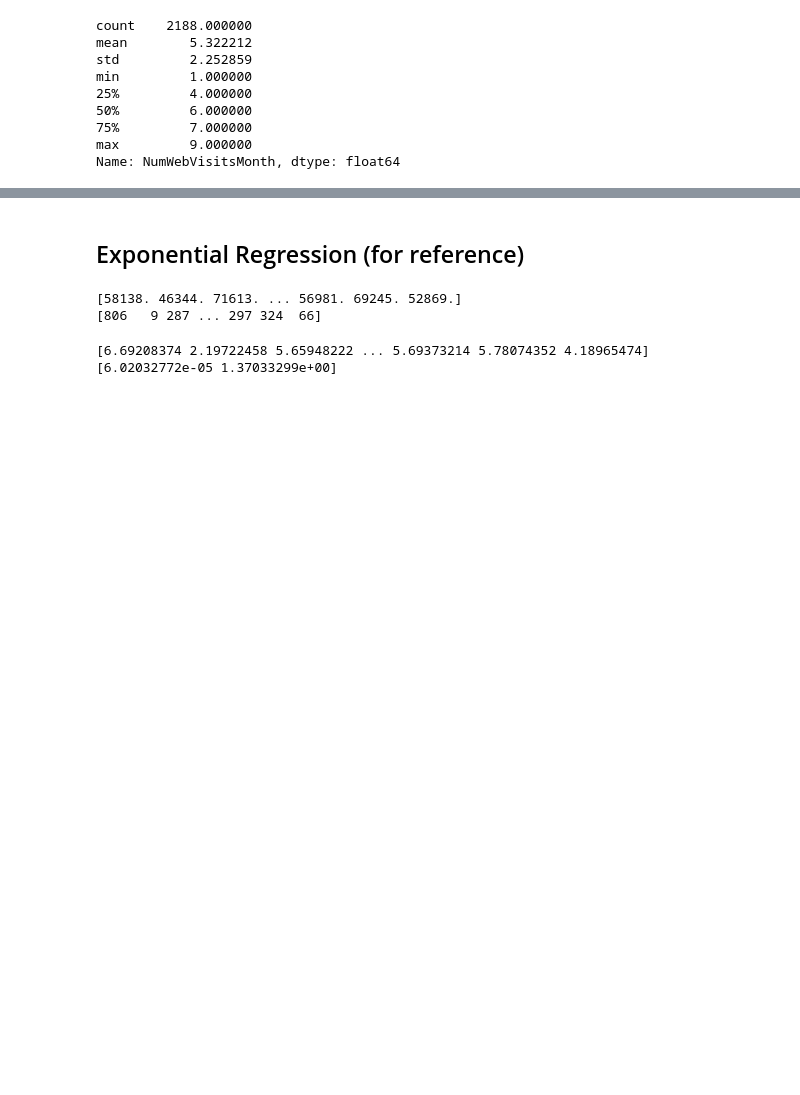
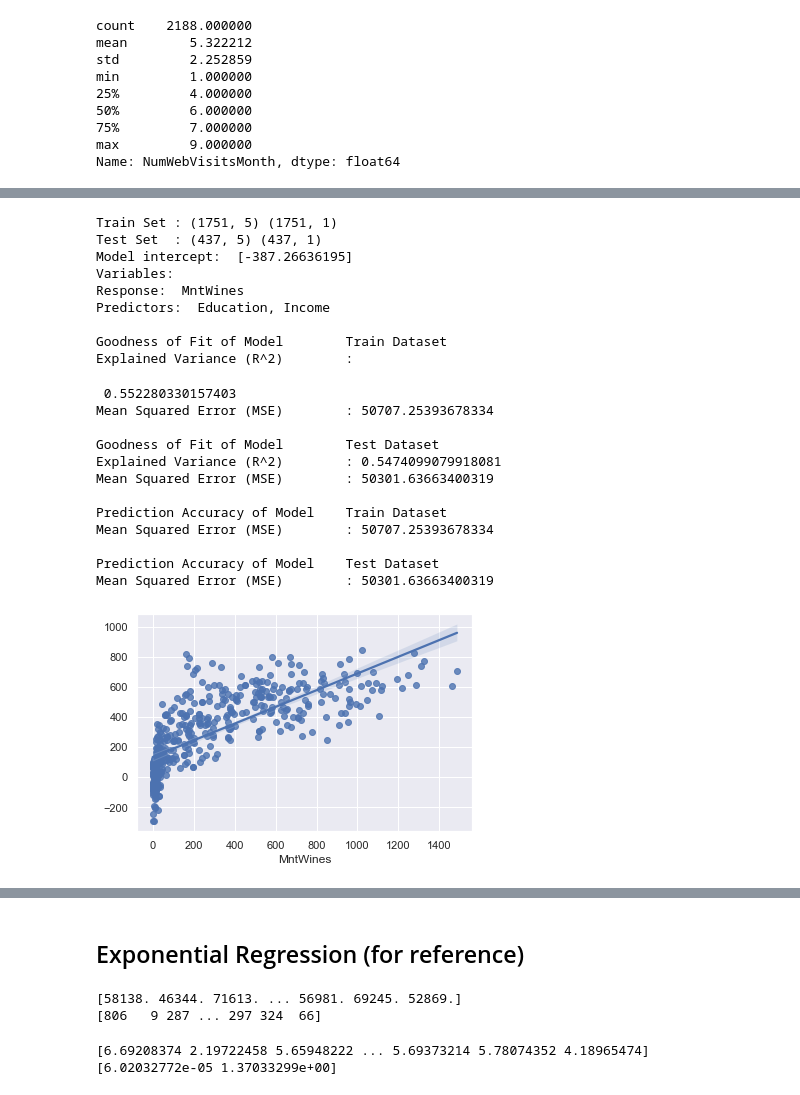
Before and after one commit to BoonHianLim/SC1015-Customer-Personality-Analysis, a Jupyter notebook: Data-Linear-Regression.ipynb, the cells around one changed output, grey strips where cells are left out. Drawn from its saved outputs; the diff is of its cells as text; code cells hidden in the pictures; blank space fills up the shorter version.

```diff
--- a/Data-Linear-Regression.ipynb
+++ b/Data-Linear-Regression.ipynb
@@ -1566,0 +1624,26 @@ ValueError: Input contains NaN, infinity or a value too large for dtype('float64
+# %%
+kfold_linreg(train_data[response_var[2]], test_data[response_var[2]],
+             train_data[predictors[0]], test_data[predictors[0]])
+# %% [output]
+Train Set : (1751, 5) (1751, 1)
+Test Set  : (437, 5) (437, 1)
+Model intercept:  [-387.26636195]
+Variables:
+Response:  MntWines
+Predictors:  Education, Income
+
+Goodness of Fit of Model        Train Dataset
+Explained Variance (R^2)        :
+ 0.552280330157403
+Mean Squared Error (MSE)        : 50707.25393678334
+
+Goodness of Fit of Model        Test Dataset
+Explained Variance (R^2)        : 0.5474099079918081
+Mean Squared Error (MSE)        : 50301.63663400319
+
+Prediction Accuracy of Model    Train Dataset
+Mean Squared Error (MSE)        : 50707.25393678334
+
+Prediction Accuracy of Model    Test Dataset
+Mean Squared Error (MSE)        : 50301.63663400319
+[figure, added]
```
Also changed, not shown: parts of 8 cells of this notebook.
